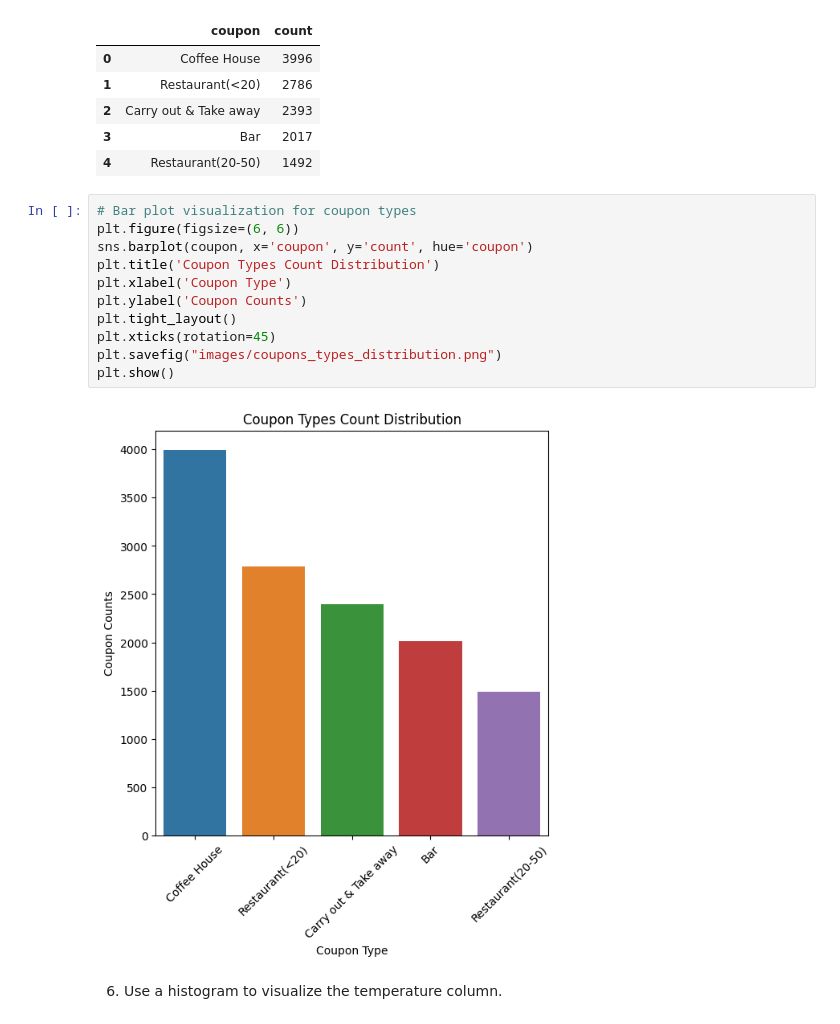
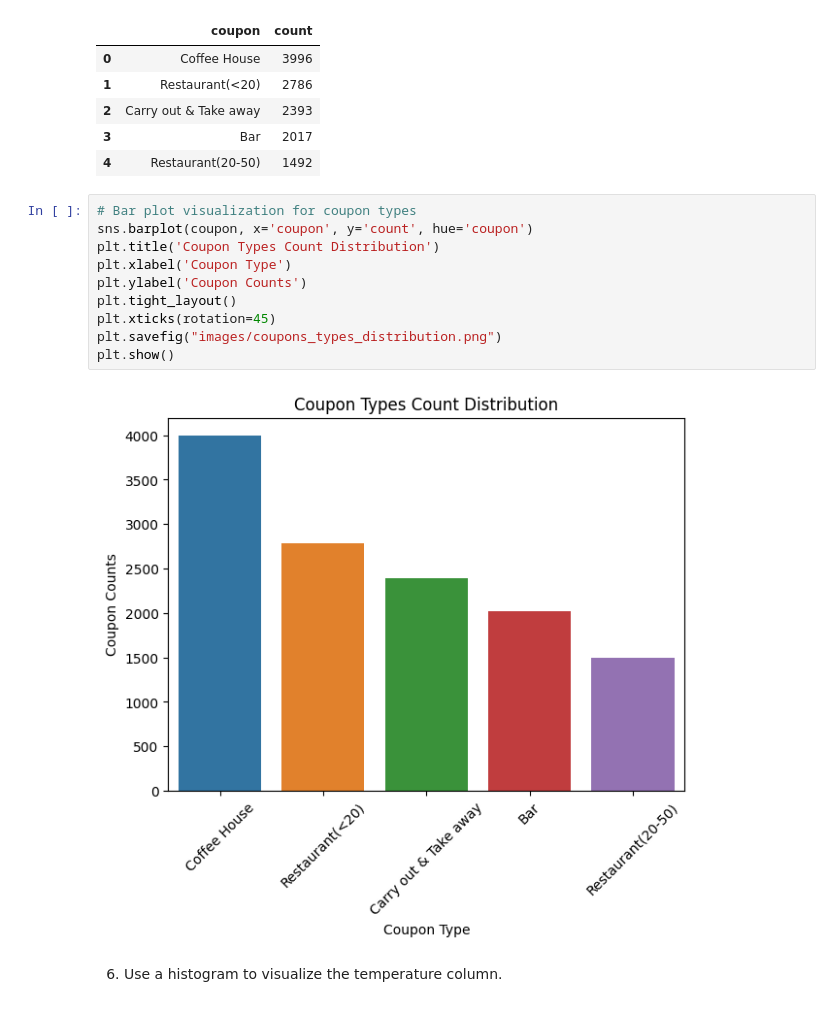
Before and after one commit to atewari-bot/driving-coupon, a Jupyter notebook: prompt.ipynb, the cells around one changed output. Cells and saved outputs as stored; diff of their text form.

```diff
--- a/prompt.ipynb
+++ b/prompt.ipynb
@@ -413,17 +412,16 @@ coupon
 | 4 | Restaurant(20-50) | 1492 |
 # %%
 # Bar plot visualization for coupon types
-plt.figure(figsize=(6, 6))
 sns.barplot(coupon, x='coupon', y='count', hue='coupon')
 plt.title('Coupon Types Count Distribution')
 plt.xlabel('Coupon Type')
 plt.ylabel('Coupon Counts')
 plt.tight_layout()
 plt.xticks(rotation=45)
 plt.savefig("images/coupons_types_distribution.png")
 plt.show()
 # %% [output]
-[figure, old version]
+[figure, new version]
 # %% [markdown]
 6. Use a histogram to visualize the temperature column.
 # %%
```
Also changed, not shown: parts of 1 cell of this notebook.
